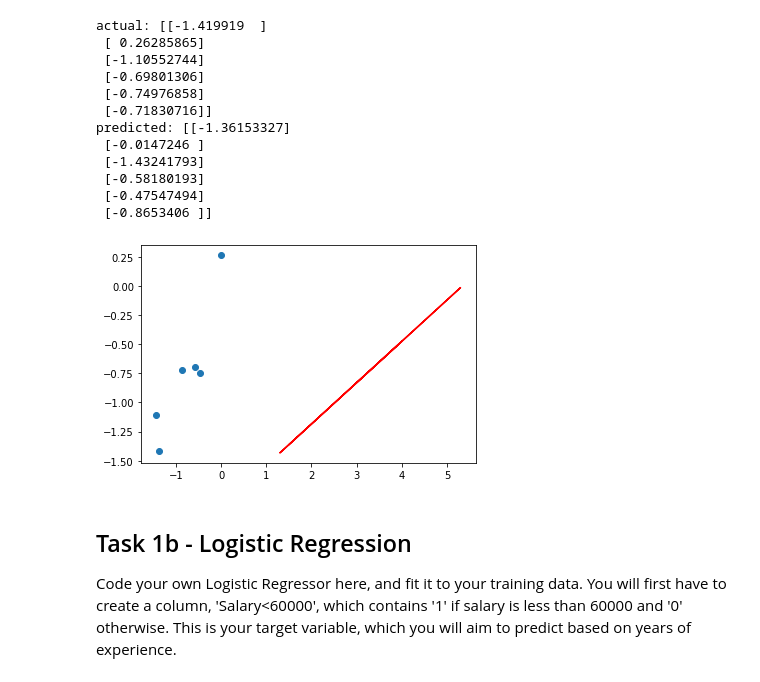
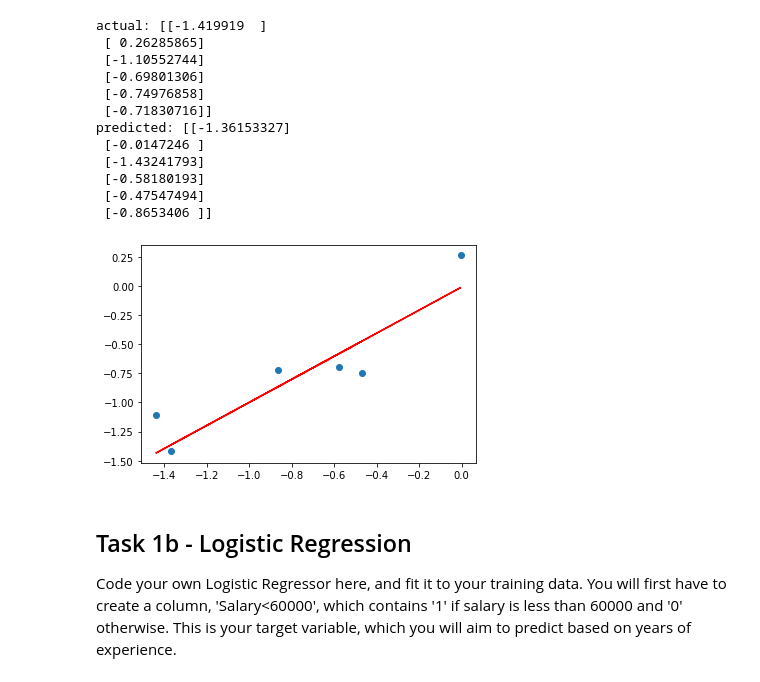
Before and after one commit to adithya-077/MachineLearningBasics, a Jupyter notebook: MLBasics-master/Module2.ipynb, the cells around one changed output. Cells and saved outputs as stored; diff of their text form; code cells hidden in the pictures.

```diff
--- a/MLBasics-master/Module2.ipynb
+++ b/MLBasics-master/Module2.ipynb
@@ -139,10 +139,10 @@ predicted: [[-1.36153327]
  [-0.8653406 ]]
 # %%
 plt.scatter(X_test_lnr_wgd,y_test_lnr_wgd)
-plt.plot(X_test_lnr,pred_res_lr_wgd,c='red')
+plt.plot(X_test_lnr_wgd,pred_res_lr_wgd,c='red')
 plt.show()
 # %% [output]
-[figure, old version]
+[figure, new version]
 # %% [markdown]
 ## Task 1b - Logistic Regression
 Code your own Logistic Regressor here, and fit it to your training data. You will first have to create a column, 'Salary<60000', which contains '1' if salary is less than 60000 and '0' otherwise. This is your target variable, which you will aim to predict based on years of experience.
```
